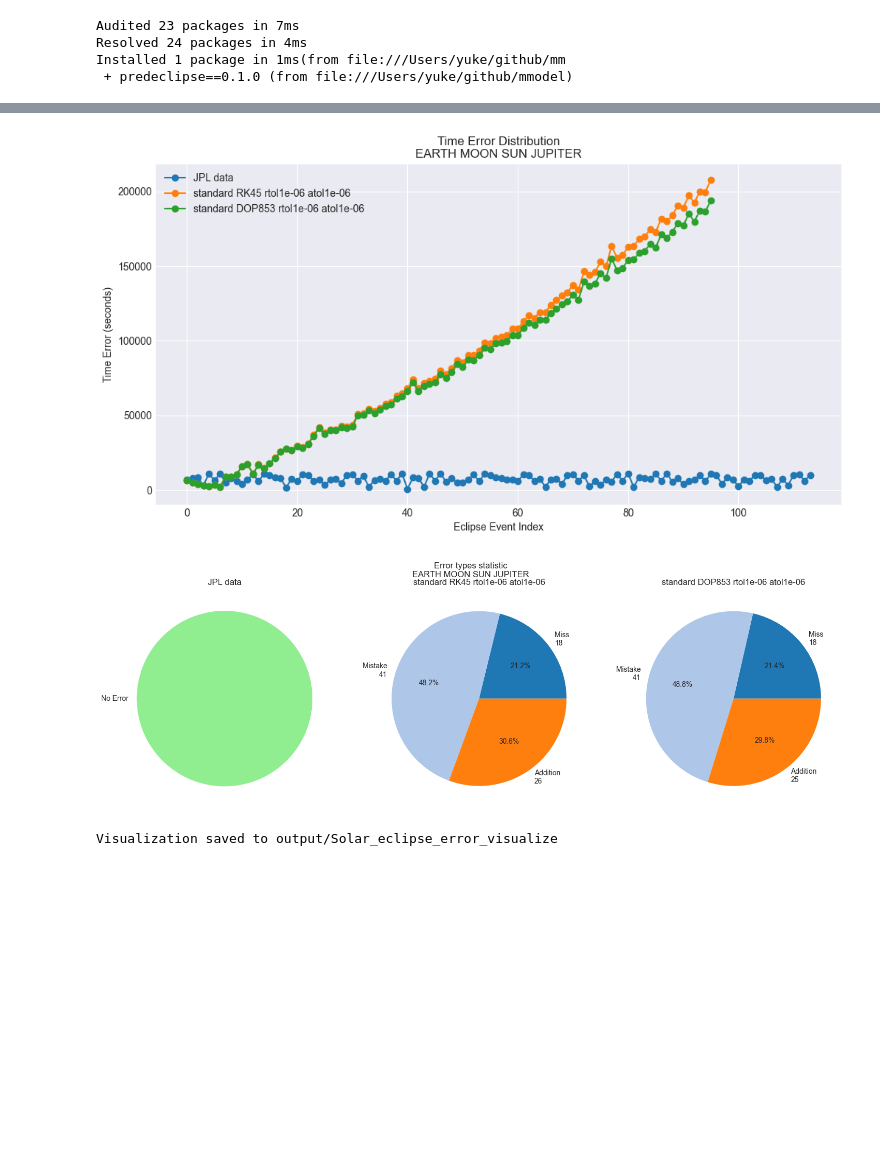
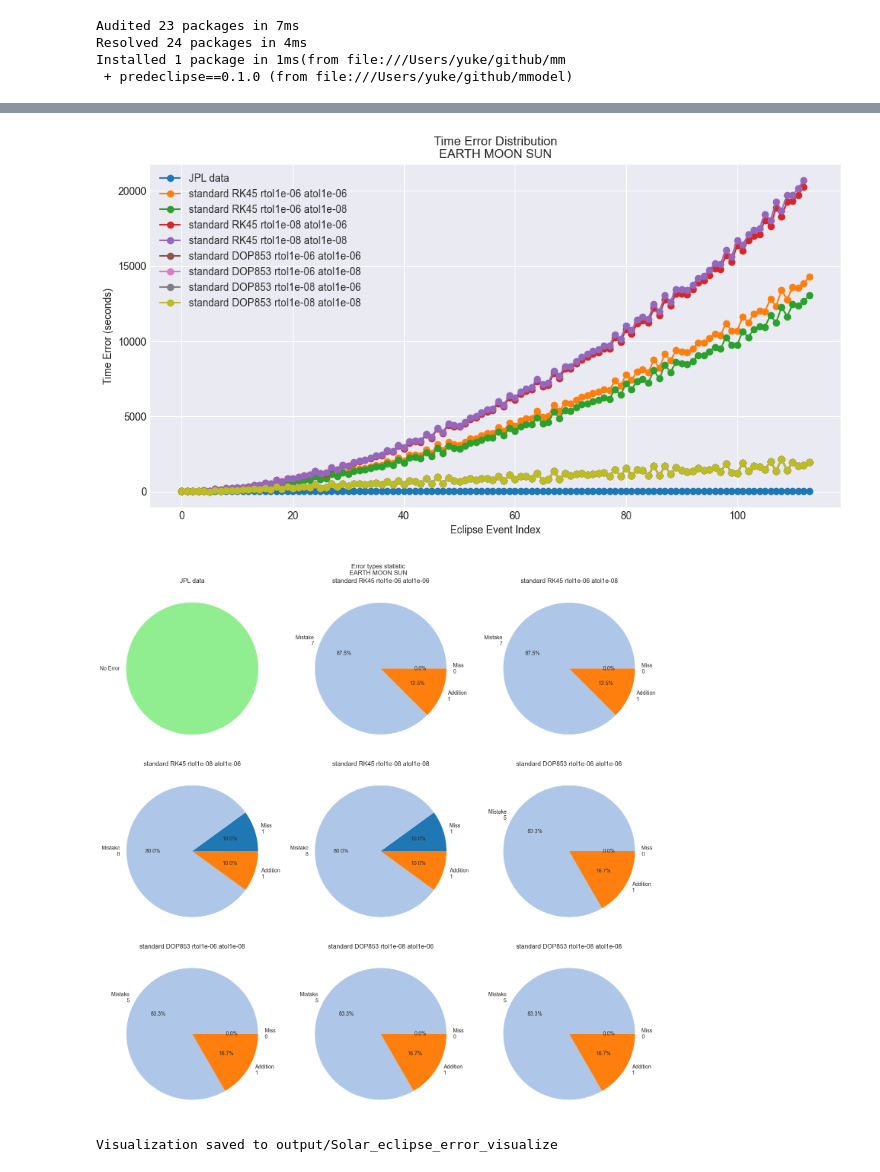
Before and after one commit to cflyuke/LunaSol, a Jupyter notebook: demo.ipynb, the cells around one changed output, grey strips where cells are left out. Drawn from its saved outputs; the diff is of its cells as text; code cells hidden in the pictures; blank space fills up the shorter version.

```diff
--- a/demo.ipynb
+++ b/demo.ipynb
@@ -114,22 +94,27 @@ orbit.visualize_error(startyear=2025, endyear=2050,
 # %%
 """
-下面来展示Eclipse类的更多用法
-这次我们先从lunarEclipse开始
+Solar eclipe
+接下来我们进行日食的预测
+我们先来考虑，
+    1. 只有日月地三者
+    2. 各种微分方程配置的情况
+        - dynamics_funcs=['standard'],
+        - methods=['RK45', 'DOP853'],
+        - rtols=[1e-6, 1e-8],
+        - atols=[1e-6, 1e-8]
 """
 from LunaSol.SolarEclipse import SolarEclipse
 solar = SolarEclipse(
-    reference_file_path = 'data/solar_eclipse_data.csv',
-    bodies=['EARTH', 'MOON', 'SUN', 'JUPITER'],
-    masses={'EARTH': 5.972e24,'MOON': 7.342e22, 'SUN': 1.989e30, 'JUPITER': 1.898e27},
+    reference_file_path = 'data/Lunar_eclipse_data.csv',
+    bodies=['EARTH', 'MOON', 'SUN'],
+    masses={'EARTH': 5.972168e24,'MOON': 7.346303e22, 'SUN': 1.988470e30}
 )
-# files = solar.predict_eclipse(startyear=2025, endyear=2075,
-#                               time_step = 1,
-#                               use_official_data=True,
-#                               dynamics_funcs=['standard'],
-#                               methods=['RK45', 'DOP853'],
-#                               rtols=[1e-6],
-#                               atols=[1e-6])
-solar.visualize_error(startyear=2025, endyear=2075, predict_files=['output/Solar_eclipse/JPL_data.csv', 'output/Solar_eclipse/standard_RK45_rtol1e-06_atol1e-06.csv', 'output/Solar_eclipse/standard_DOP853_rtol1e-06_atol1e-06.csv'])
-solar.visualize_orbit(year=2030, filepath='output/Solar_eclipse/JPL_data.csv', degree=1, time_step=180,
-                    use_official_data=True)  ## 使用标准数据库进行预测轨迹
+files = solar.predict_eclipse(startyear=2025, endyear=2075,
+                              time_step = 1,
+                              use_official_data=True,
+                              dynamics_funcs=['standard'],
+                              methods=['RK45', 'DOP853'],
+                              rtols=[1e-6, 1e-8],
+                              atols=[1e-6, 1e-8])
+solar.visualize_error(startyear=2025, endyear=2075, predict_files=files)
 # %% [output]
@@ -138,3 +123,3 @@ solar.visualize_orbit(year=2030, filepath='output/Solar_eclipse/JPL_data.csv', d
-[figure, old version]
+[figure, new version]
-[figure, old version]
+[figure, new version]
 Visualization saved to output/Solar_eclipse_error_visualize
```
Also changed, not shown: parts of 8 cells of this notebook, 47 other files.
